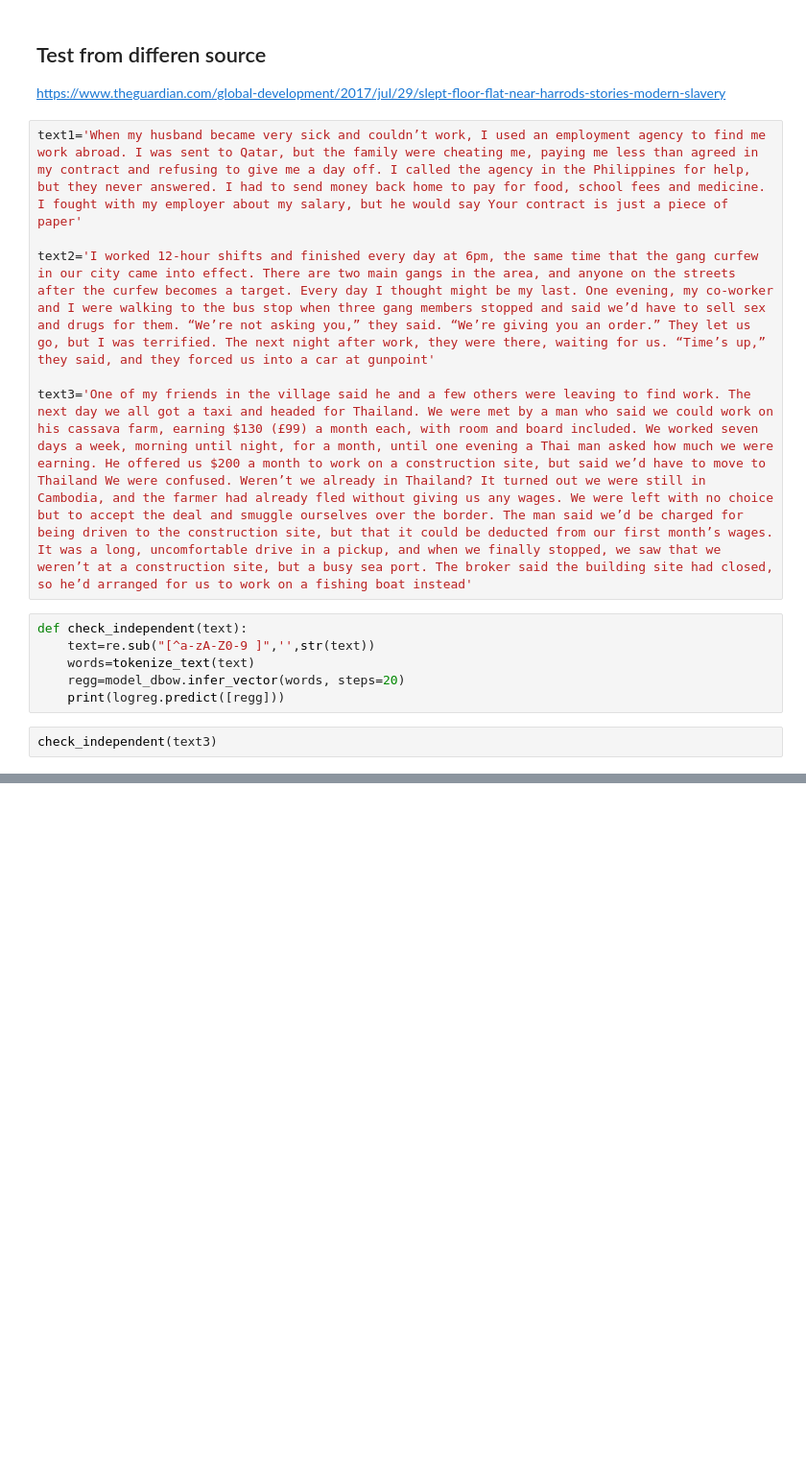
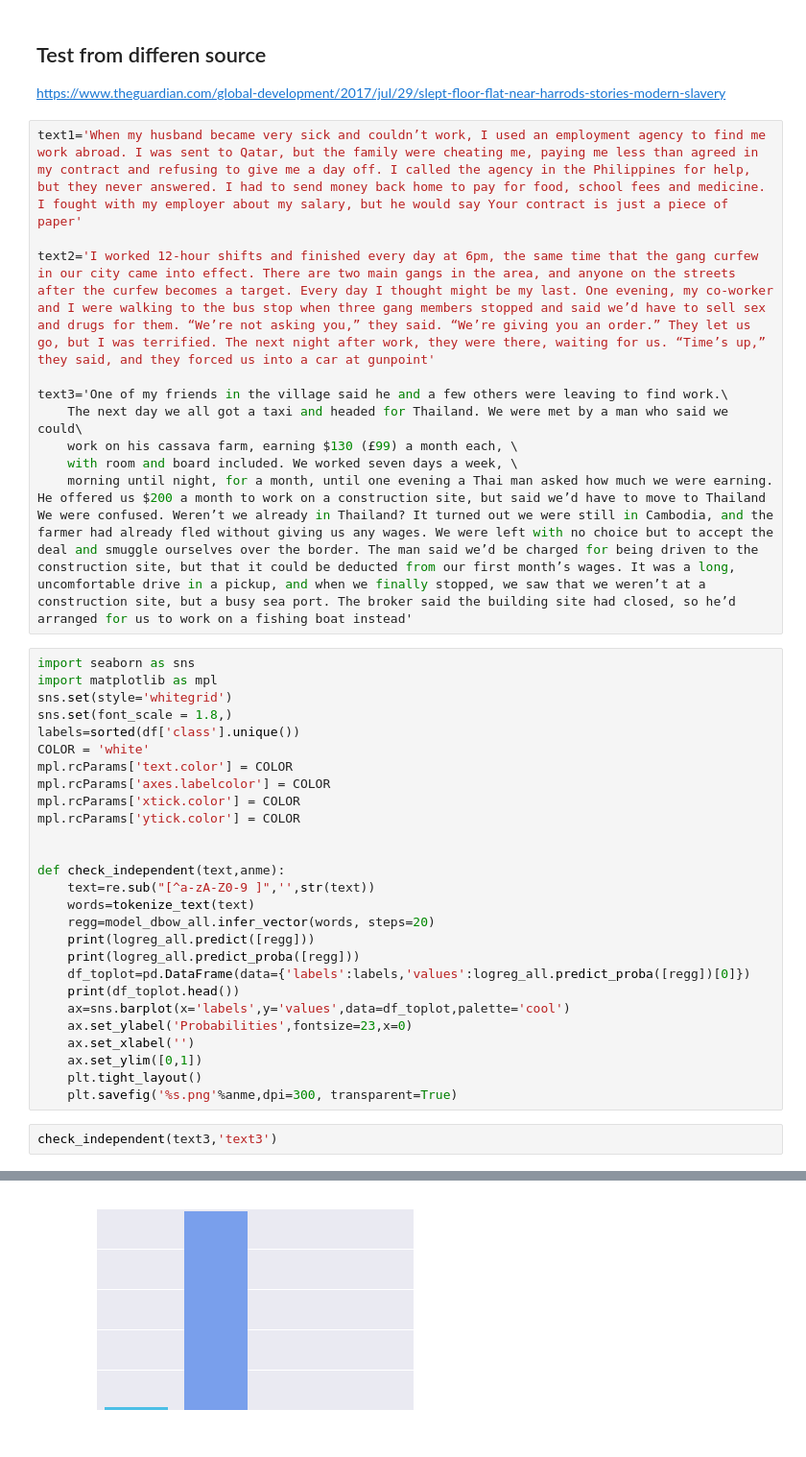
Before and after one commit to maffka123/hack-n-lead2019, a Jupyter notebook: word2vec_experiment.ipynb, the cells around one changed output, grey strips where cells are left out. Shown: that part at 96% size. Cells and saved outputs as stored; diff of their text form; blank space fills up the shorter version.

Commit message:
presentation update and some images

```diff
--- a/word2vec_experiment.ipynb
+++ b/word2vec_experiment.ipynb
@@ -108,14 +108,39 @@ text1='When my husband became very sick and couldn’t work, I used an employmen
 
 text2='I worked 12-hour shifts and finished every day at 6pm, the same time that the gang curfew in our city came into effect. There are two main gangs in the area, and anyone on the streets after the curfew becomes a target. Every day I thought might be my last. One evening, my co-worker and I were walking to the bus stop when three gang members stopped and said we’d have to sell sex and drugs for them. “We’re not asking you,” they said. “We’re giving you an order.” They let us go, but I was terrified. The next night after work, they were there, waiting for us. “Time’s up,” they said, and they forced us into a car at gunpoint'
 
-text3='One of my friends in the village said he and a few others were leaving to find work. The next day we all got a taxi and headed for Thailand. We were met by a man who said we could work on his cassava farm, earning $130 (£99) a month each, with room and board included. We worked seven days a week, morning until night, for a month, until one evening a Thai man asked how much we were earning. He offered us $200 a month to work on a construction site, but said we’d have to move to Thailand We were confused. Weren’t we already in Thailand? It turned out we were still in Cambodia, and the farmer had already fled without giving us any wages. We were left with no choice but to accept the deal and smuggle ourselves over the border. The man said we’d be charged for being driven to the construction site, but that it could be deducted from our first month’s wages. It was a long, uncomfortable drive in a pickup, and when we finally stopped, we saw that we weren’t at a construction site, but a busy sea port. The broker said the building site had closed, so he’d arranged for us to work on a fishing boat instead'
+text3='One of my friends in the village said he and a few others were leaving to find work.\
+    The next day we all got a taxi and headed for Thailand. We were met by a man who said we could\
+    work on his cassava farm, earning $130 (£99) a month each, \
+    with room and board included. We worked seven days a week, \
+    morning until night, for a month, until one evening a Thai man asked how much we were earning. He offered us $200 a month to work on a construction site, but said we’d have to move to Thailand We were confused. Weren’t we already in Thailand? It turned out we were still in Cambodia, and the farmer had already fled without giving us any wages. We were left with no choice but to accept the deal and smuggle ourselves over the border. The man said we’d be charged for being driven to the construction site, but that it could be deducted from our first month’s wages. It was a long, uncomfortable drive in a pickup, and when we finally stopped, we saw that we weren’t at a construction site, but a busy sea port. The broker said the building site had closed, so he’d arranged for us to work on a fishing boat instead'
-# %%
-def check_independent(text):
-    text=re.sub("[^a-zA-Z0-9 ]",'',str(text))
-    words=tokenize_text(text)
-    regg=model_dbow.infer_vector(words, steps=20)
-    print(logreg.predict([regg]))
+# %%
+import seaborn as sns
+import matplotlib as mpl
+sns.set(style='whitegrid')
+sns.set(font_scale = 1.8,)
+labels=sorted(df['class'].unique())
+COLOR = 'white'
+mpl.rcParams['text.color'] = COLOR
+mpl.rcParams['axes.labelcolor'] = COLOR
+mpl.rcParams['xtick.color'] = COLOR
+mpl.rcParams['ytick.color'] = COLOR
+
+
+def check_independent(text,anme):
+    text=re.sub("[^a-zA-Z0-9 ]",'',str(text))
+    words=tokenize_text(text)
+    regg=model_dbow_all.infer_vector(words, steps=20)
+    print(logreg_all.predict([regg]))
+    print(logreg_all.predict_proba([regg]))
+    df_toplot=pd.DataFrame(data={'labels':labels,'values':logreg_all.predict_proba([regg])[0]})
+    print(df_toplot.head())
+    ax=sns.barplot(x='labels',y='values',data=df_toplot,palette='cool')
+    ax.set_ylabel('Probabilities',fontsize=23,x=0)
+    ax.set_xlabel('')
+    ax.set_ylim([0,1])
+    plt.tight_layout()
+    plt.savefig('%s.png'%anme,dpi=300, transparent=True)
 # %%
-check_independent(text3)
+check_independent(text3,'text3')
 # %% [output]
 ['Labor']
@@ -122 +153,2 @@ check_independent(text3)
+[figure, added]
 # %%
```
Also changed, not shown: parts of 11 cells of this notebook, 5 other files.
